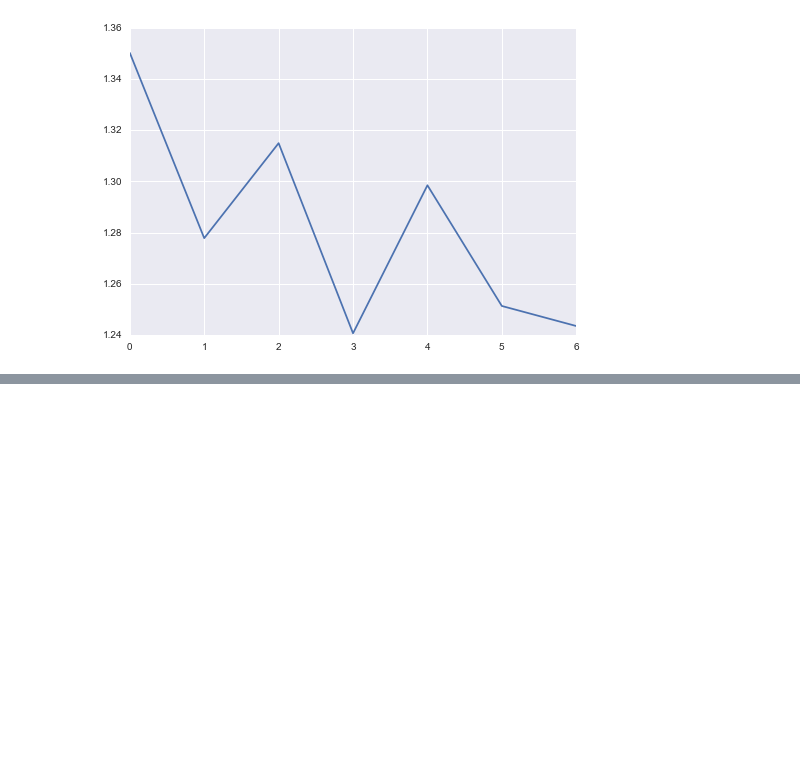
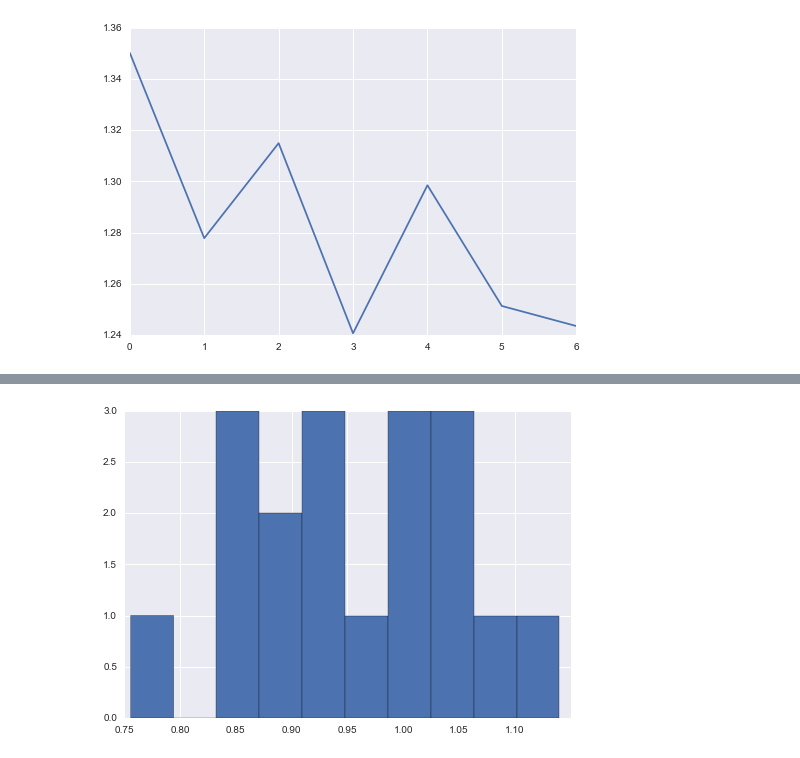
Before and after one commit to MatthewMcGonagle/KaggleWikiTraffic, a Jupyter notebook: NameExploration.ipynb, the cells around one changed output, grey strips where cells are left out. Drawn from its saved outputs; the diff is of its cells as text; code cells hidden in the pictures; blank space fills up the shorter version.

```diff
--- a/NameExploration.ipynb
+++ b/NameExploration.ipynb
@@ -382,2 +391,9 @@ timeSeries = all_df.drop(['Page'], axis = 1).values
+# %%
+group_cols = ['numWords2', 'numNums2', 'numSize2', 'capNums2']
+name_df[name_df.ratios < 5].groupby(group_cols).mean().ratios
+name_df[name_df.ratios < 5].groupby(group_cols).mean().ratios.hist()
+plt.show()
+# %% [output]
+[figure, added]
 # %%
 futureT = 64
```
Also changed, not shown: parts of 15 cells of this notebook.
